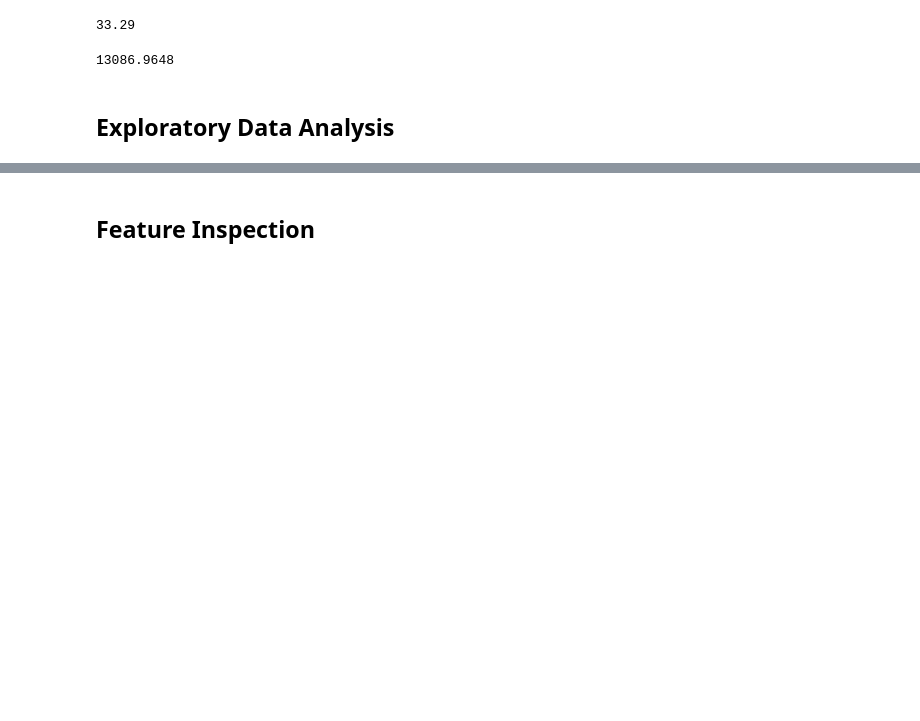
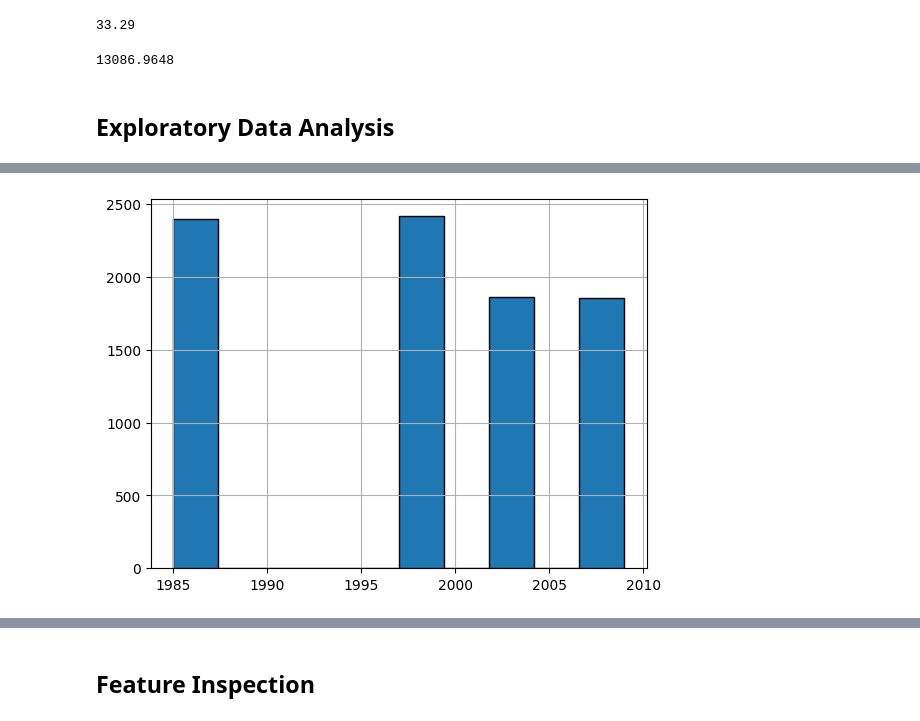
Before and after one commit to BakloutiMolka/Prediction-of-Product-Sales, a Jupyter notebook: Prediction_of_Product_Sales.ipynb, the cells around one changed output, grey strips where cells are left out. Saved outputs shown, nothing was run; the diff lists cells and outputs as text; code cells hidden in the pictures; blank space fills up the shorter version.

```diff
--- a/Prediction_of_Product_Sales.ipynb
+++ b/Prediction_of_Product_Sales.ipynb
@@ -250,0 +261,4 @@ df['Item_Outlet_Sales'].max()
+# %%
+ax = df['Outlet_Establishment_Year'].hist(edgecolor = 'black')
+# %% [output]
+[figure, added]
```
Also changed, not shown: parts of 16 cells of this notebook.
